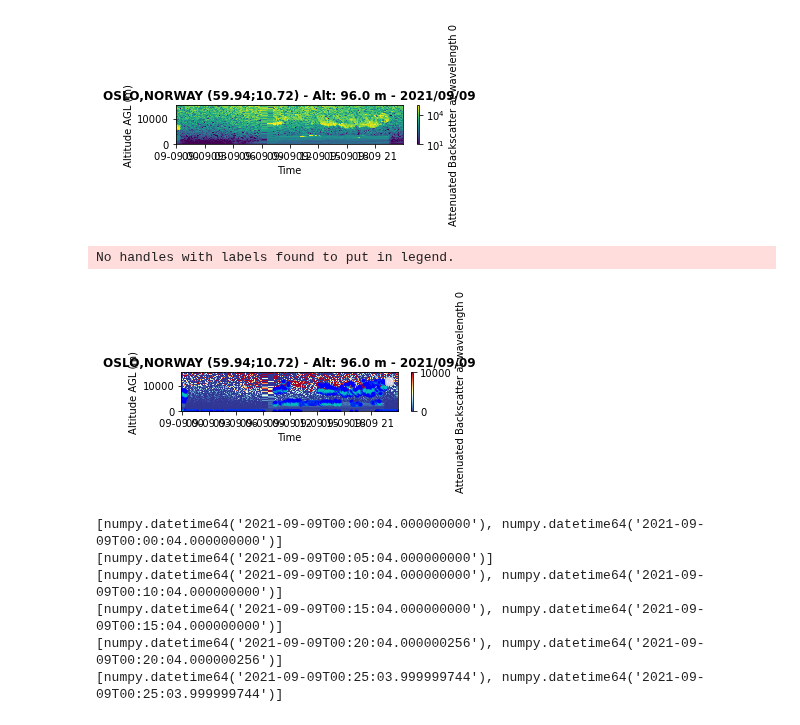
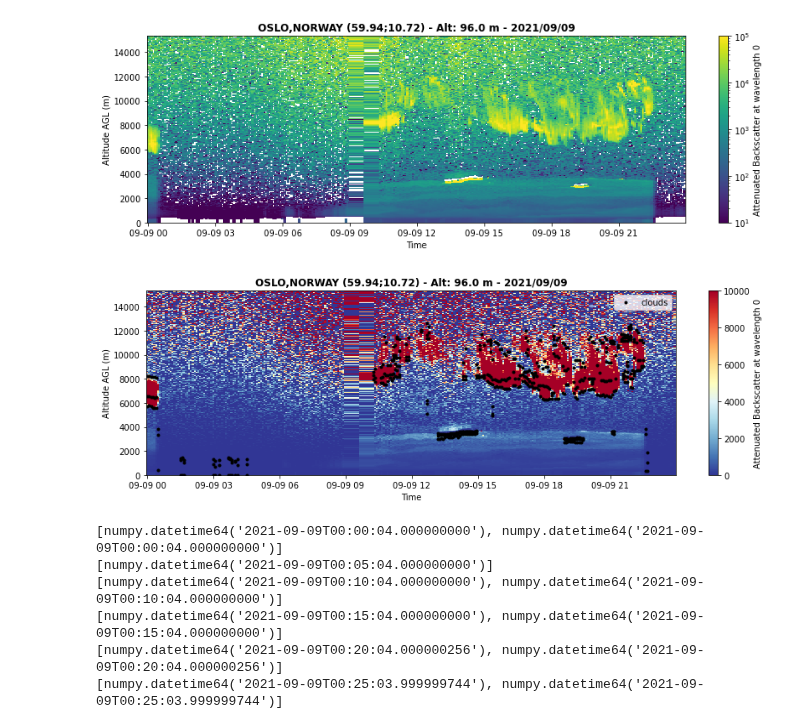
Before and after one commit to AugustinMortier/a-profiles, a Jupyter notebook: dev.ipynb, the cells around one changed output. Saved outputs shown, nothing was run; the diff lists cells and outputs as text; code cells hidden in the pictures.

```diff
--- a/dev.ipynb
+++ b/dev.ipynb
@@ -4,21 +4,21 @@ import numpy as np
 import matplotlib.pyplot as plt
 plt.rcParams['figure.figsize'] = [10, 5]
 # %%
-#path = "data/e-profile/2021/09/08/L2_0-20000-006735_A20210908.nc"
-path = "data/e-profile/2021/09/09/L2_0-20000-001492_A20210909.nc"
+#path = "examples/data/L2_0-20000-006735_A20210908.nc"
+path = "examples/data/L2_0-20000-001492_A20210909.nc"
 apro_reader = apro.reader.ReadProfiles(path)
 profiles = apro_reader.read()
 
 profiles.range_correction(inplace=True)
+profiles.extrapolation_lowest_layers(zmin=300, inplace=True)
 profiles.gaussian_filter(sigma=0.0, inplace=True)
 profiles.plot(vmin=1e1, vmax=1e5, log=True, cmap='viridis')
 # %% [output]
-[figure, old version]
+[figure, new version]
 # %%
-profiles.detect_clouds(time_avg=5, thr_noise=10, thr_clouds=4 , loading=False).quickplot(show_clouds=True)
+profiles.detect_clouds(time_avg=15, thr_noise=5, thr_clouds=4, verbose=True).plot(show_clouds=True)
 # %% [output]
-No handles with labels found to put in legend.
-[figure, old version]
+[figure, new version]
 # %%
 def plot_clouds(profiles):
     time = profiles.data.time.data
```
Also changed, not shown: 17 other files.
